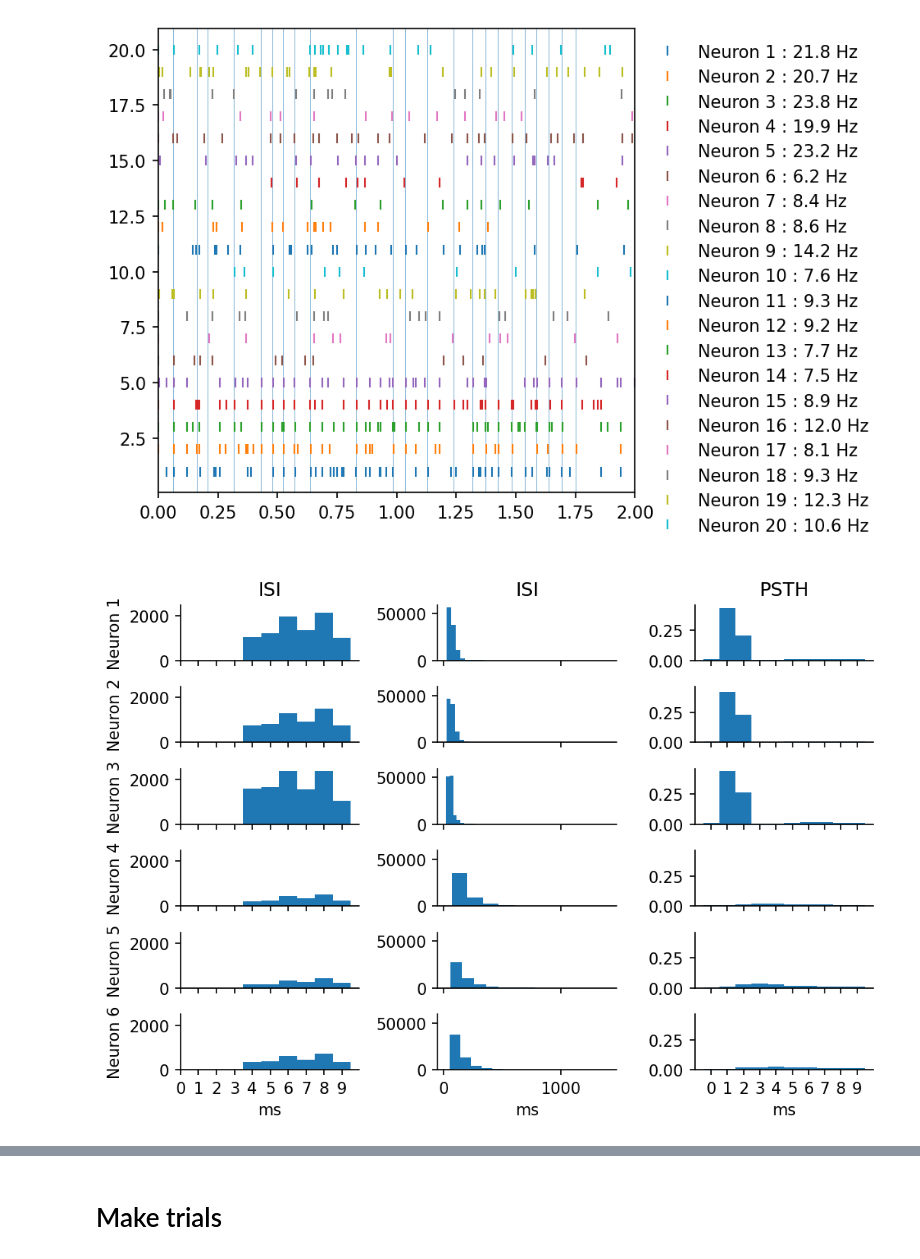
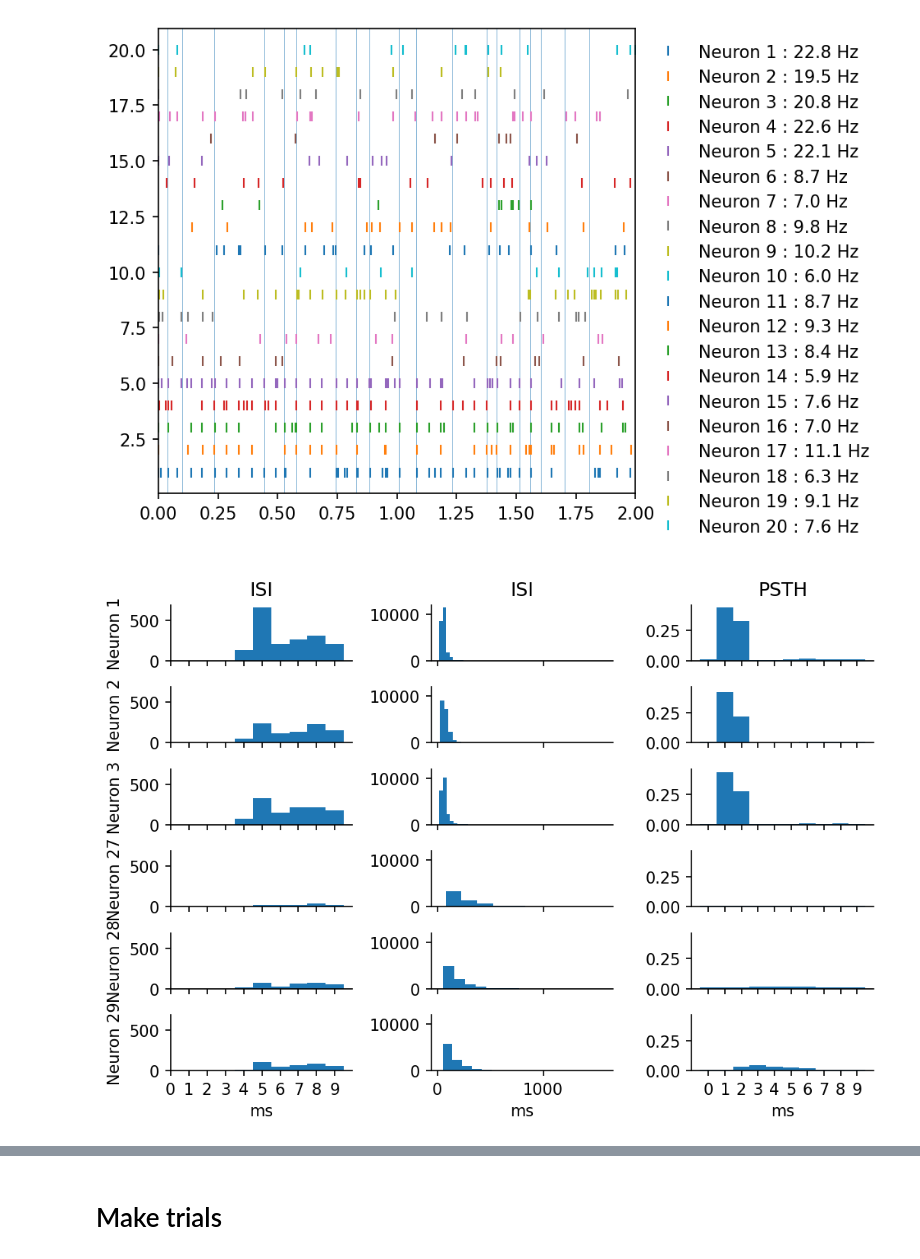
Before and after one commit to lepmik/causal-optoconnectics, a Jupyter notebook: notebooks/Figure_2_convergence.ipynb, the cells around one changed output, grey strips where cells are left out. Cells and saved outputs as stored; diff of their text form; code cells hidden in the pictures.

```diff
--- a/notebooks/Figure_2_convergence.ipynb
+++ b/notebooks/Figure_2_convergence.ipynb
@@ -19,9 +19,10 @@ from causal_optoconnectics.core import Connectivity
 
 %matplotlib inline
 # %%
-# data_path = pathlib.Path('/home/users/bjornmik/datasets/sweep_1/n30_ss4_s5/')
+data_path = pathlib.Path('/home/users/bjornmik/datasets/sweep_2/n30_ss5_s4/')
 # data_path = pathlib.Path('/home/users/bjornmik/causal-optoconnectics/scripts/datasets/confounding_simulation_100_5_6.npz')
-data_path = pathlib.Path('/mnt/Dropbox (UiO)/Projects/causal-optoconnectics/scripts/')
+# data_path = pathlib.Path('/mnt/Dropbox (UiO)/Projects/causal-optoconnectics/scripts/')
+# data_path = pathlib.Path('/home/users/bjornmik/causal-optoconnectics/scripts/datasets/sparsity_08.npz')
 
 def load(path, multi=True):
     if multi:
@@ -32,7 +33,7 @@ def load(path, multi=True):
         data['all_W_0'] = [np.load(fn, allow_pickle=True)['W_0'][()] for fn in path.glob('*.npz')]
         data['all_W'] = [np.load(fn, allow_pickle=True)['W'][()] for fn in path.glob('*.npz')]
 
-        assert(all([a==b for a, b in zip(data['all_params'], data['all_params'][1:])]))
+#         assert(all([a==b for a, b in zip(data['all_params'], data['all_params'][1:])]))
         assert(all([np.array_equal(a,b,equal_nan=True) for a, b in zip(data['all_W_0'], data['all_W_0'][1:])]))
         assert(all([np.array_equal(a,b,equal_nan=True) for a, b in zip(data['all_W'], data['all_W'][1:])]))
     else:
@@ -43,7 +44,7 @@ def load(path, multi=True):
         data = {k: data[k][()] for k in data.keys()}
     return data
 # %%
-data = load(data_path, multi=False)
+data = load(data_path, multi=True)
 # %%
 W_0 = data['W_0']
 W = data['W']
@@ -96,40 +94,40 @@ stim_times = times[x[stim_index].astype(bool)]
 for stim_time in stim_times[stim_times<xlim]:
     plt.axvspan(stim_time, stim_time+params['stim_scale']*params['dt'], alpha=0.5)
 # %% [output]
-[figure, old version]
+[figure, new version]
 # %%
 fig, axs = plt.subplots(min(6, len(W_0)), 3, figsize=(7,5), dpi=150, sharex='col', sharey='col')
 n_step = 10
 stim = x[stim_index].astype(int)
 
 neuron_idx = [*data['excitatory_neuron_idx'][:3], *data['excitatory_neuron_idx'][-4:-1]]
 
 for i, ax in enumerate(axs):
     neuron = x[neuron_idx[i]]
     t1 = times[neuron.astype(bool)]
     diff = np.diff(t1) * 1000 # ms
     bins = np.arange(0, 0.01, dt) * 1000
     ax[0].hist(diff, bins=bins, align='right')
     ax[0].set_xticks(bins)
     ax[1].hist(diff, align='right')
     psth_bins = np.arange(n_step)
     psth = [(neuron*roll_pad(stim, j)).sum() / stim.sum() for j in psth_bins]
     ax[2].bar(psth_bins, psth, width=1)
     ax[2].set_xticks(psth_bins)
     sns.despine()
 
 for ax in axs[-1]:
     ax.set_xlabel('ms')
 
 for i, ax in enumerate(axs.T[0]):
-    ax.set_ylabel(f'Neuron {i+1}')
+    ax.set_ylabel(f'Neuron {neuron_idx[i]+1}')
 
 for ax, title in zip(axs[0], ['ISI', 'ISI', 'PSTH']):
     ax.set_title(title)
 
 plt.tight_layout()
 # %% [output]
-[figure, old version]
+[figure, new version]
 # %%
 fig, axs = plt.subplots(min(6, len(W_0)), min(6, len(W_0)), figsize=(9,6), dpi=150, sharex=True, sharey=True)
 n_step = 10
```
Also changed, not shown: parts of 32 cells of this notebook, 11 other files.
